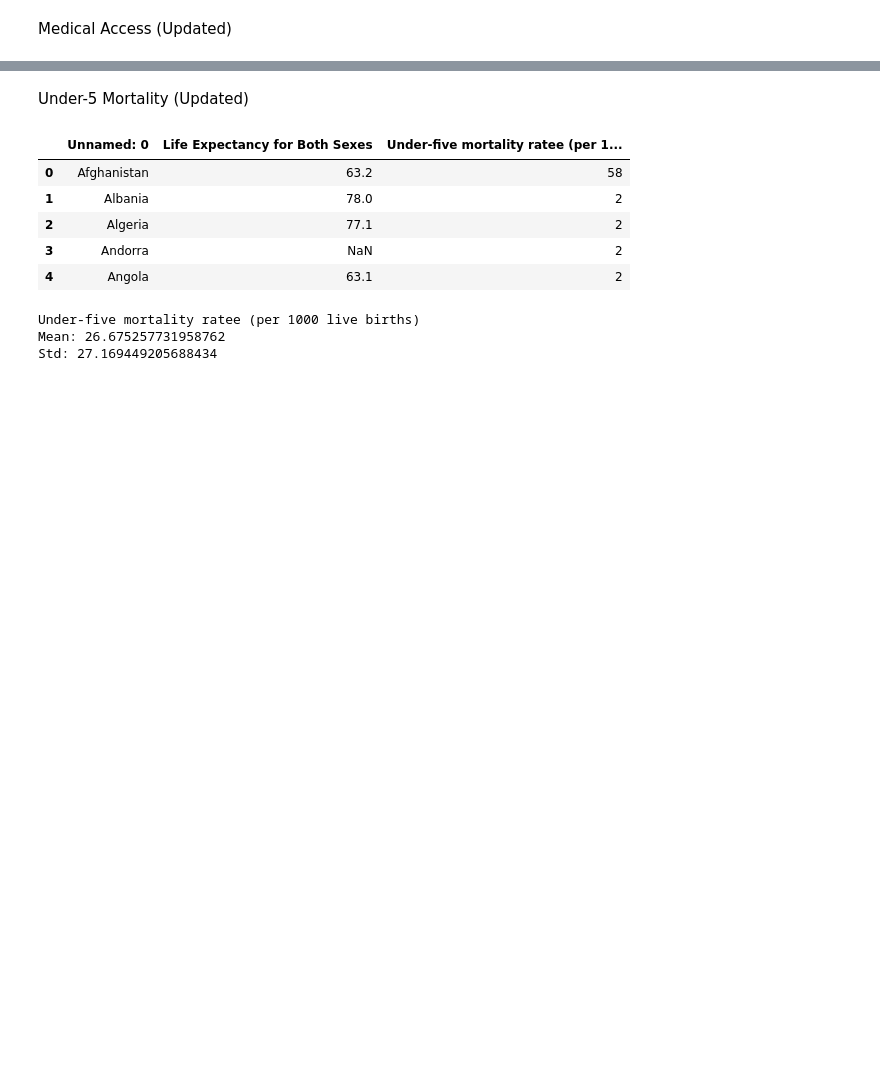
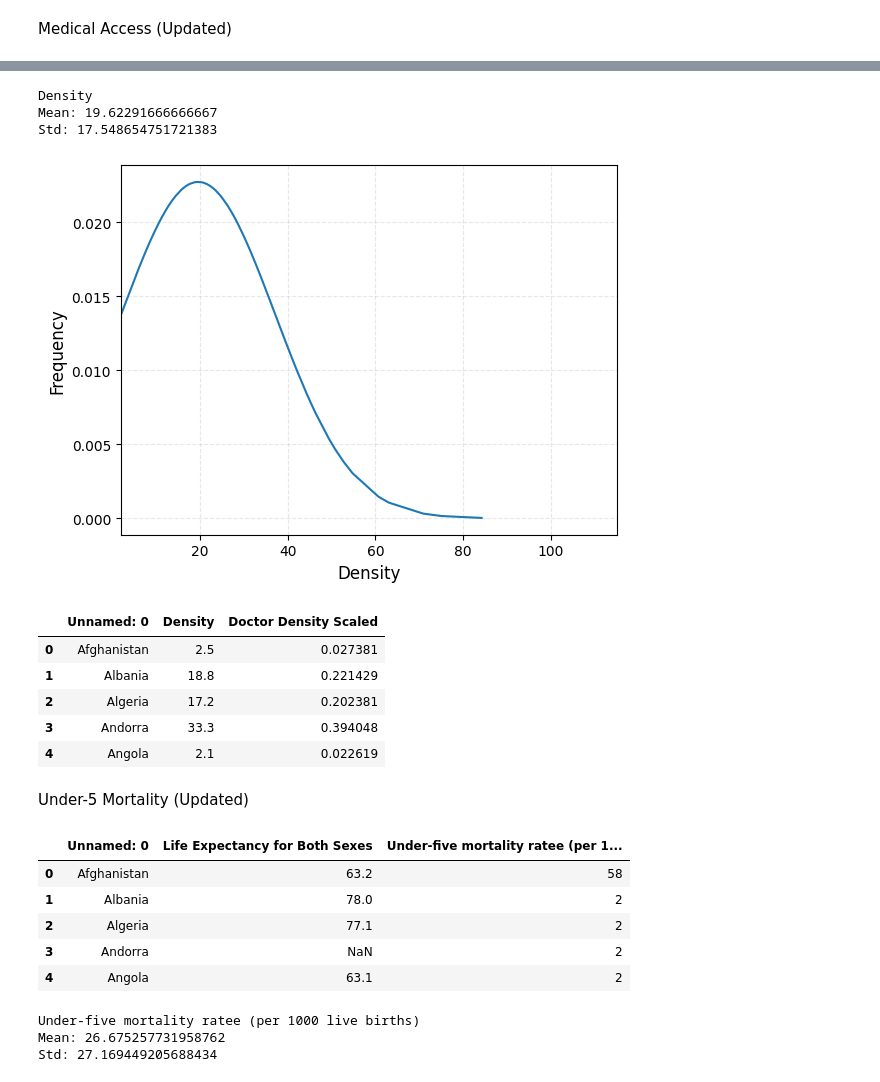
Before and after one commit to mko02/BeastCancer, a Jupyter notebook: MAIN.ipynb, the cells around one changed output, grey strips where cells are left out. Drawn from its saved outputs; the diff is of its cells as text; code cells hidden in the pictures; blank space fills up the shorter version.

```diff
--- a/MAIN.ipynb
+++ b/MAIN.ipynb
@@ -29,6 +29,24 @@ mini_medical_doctors_access_df = mini_medical_doctors_access_df[mini_medical_doc
 mini_medical_doctors_access_df.head()
 
 mini_medical_doctors_access_df["Density"] = mini_medical_doctors_access_df["Density"].apply(lambda x: float(x))
+# %%
+
+density_col = "Density"
+density_mean, density_std = dist.dist_info(mini_medical_doctors_access_df, density_col)
+dist.dist_plot(mini_medical_doctors_access_df, density_col, density_mean, density_std, 2, 115)
+mini_medical_doctors_access_df = dist.add_norm(mini_medical_doctors_access_df, density_col, "Doctor Density Scaled")
+mini_medical_doctors_access_df.head()
+# %% [output]
+Density
+Mean: 19.62291666666667
+Std: 17.548654751721383
+[figure, added]
+|  | Unnamed: 0 | Density | Doctor Density Scaled |
+| 0 | Afghanistan | 2.5 | 0.027381 |
+| 1 | Albania | 18.8 | 0.221429 |
+| 2 | Algeria | 17.2 | 0.202381 |
+| 3 | Andorra | 33.3 | 0.394048 |
+| 4 | Angola | 2.1 | 0.022619 |
 # %% [markdown]
 Under-5 Mortality (Updated)
 # %%
```
Also changed, not shown: parts of 3 cells of this notebook, 2 other files.
